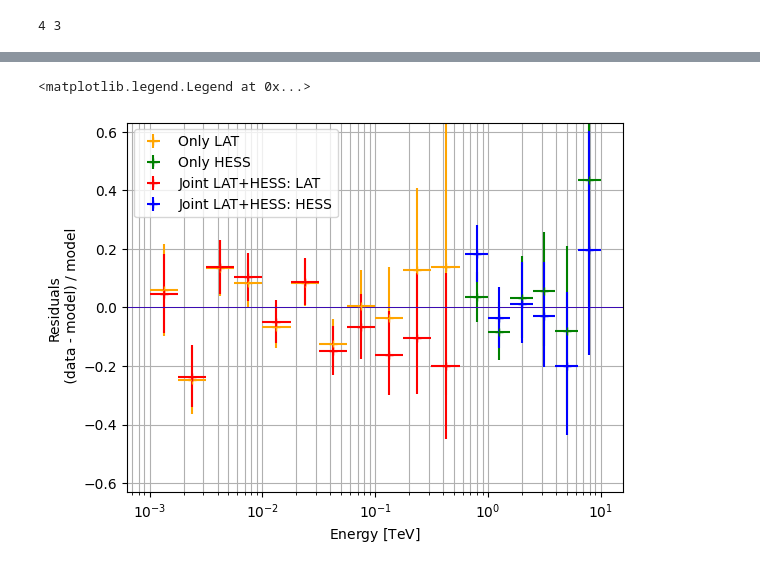
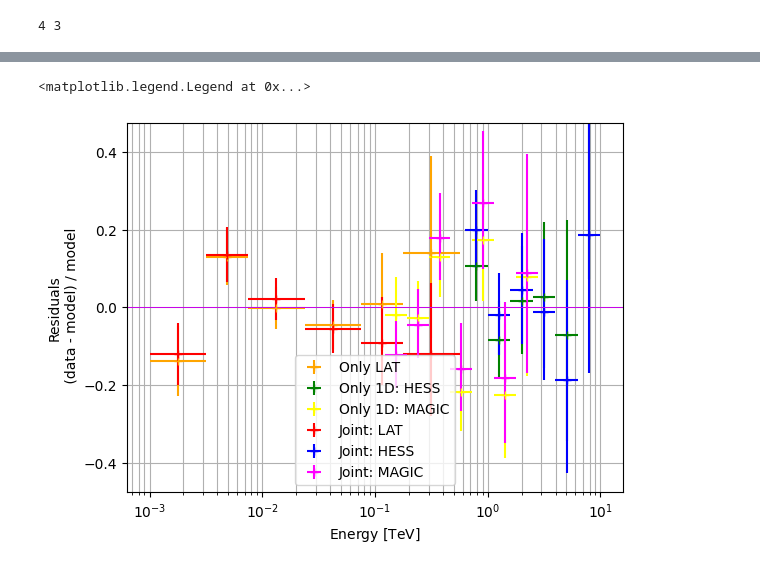
Before and after one commit to chaimain/asgardpy, a Jupyter notebook: notebooks/SED_comparison_joint_fit_vs_individual_fit.ipynb, the cells around one changed output, grey strips where cells are left out. Saved outputs shown, nothing was run; the diff lists cells and outputs as text; code cells hidden in the pictures.

```diff
--- a/notebooks/SED_comparison_joint_fit_vs_individual_fit.ipynb
+++ b/notebooks/SED_comparison_joint_fit_vs_individual_fit.ipynb
@@ -18,5 +16,5 @@ os.environ['GAMMAPY_DATA']
 # %%
-config_file = "../asgardpy/tests/config_test_base.yaml"
+config_file = "../src/asgardpy/tests/config_test_base.yaml"
 # %%
 config = AsgardpyConfig()
 # %%
@@ -29,8 +27,10 @@ only_1d_config = config.read(config_file)
 config_main.dataset3d.instruments[0].input_dl3[0].input_dir = f"{os.environ['GAMMAPY_DATA']}fermipy-crab/"
 config_main.dataset3d.instruments[0].input_dl3[1].input_dir = f"{os.environ['GAMMAPY_DATA']}fermipy-crab/"
 config_main.dataset1d.instruments[0].input_dl3[0].input_dir = f"{os.environ['GAMMAPY_DATA']}hess-dl3-dr1/"
+config_main.dataset1d.instruments[1].input_dl3[0].input_dir = f"{os.environ['GAMMAPY_DATA']}magic/rad_max/data/"
 
 only_3d_config.dataset3d.instruments[0].input_dl3[0].input_dir = f"{os.environ['GAMMAPY_DATA']}fermipy-crab/"
 only_3d_config.dataset3d.instruments[0].input_dl3[1].input_dir = f"{os.environ['GAMMAPY_DATA']}fermipy-crab/"
 only_1d_config.dataset1d.instruments[0].input_dl3[0].input_dir = f"{os.environ['GAMMAPY_DATA']}hess-dl3-dr1/"
+only_1d_config.dataset1d.instruments[1].input_dl3[0].input_dir = f"{os.environ['GAMMAPY_DATA']}magic/rad_max/data/"
 # %%
@@ -583,39 +658,53 @@ joint_model.spatial_model = None
 lat_model = only_3d_analysis.final_model[0]
 lat_model.spatial_model = None
 
-joint_lat_hess_fpd_lat = FluxPointsDataset(
+joint_fpd_lat = FluxPointsDataset(
     models=joint_model,
     data=analysis.flux_points[0]
 )
-joint_lat_hess_fpd_lat._models = Models(joint_model)
+joint_fpd_lat._models = Models(joint_model)
 
-joint_lat_hess_fpd_hess = FluxPointsDataset(
+joint_fpd_hess = FluxPointsDataset(
     models=joint_model,
     data=analysis.flux_points[1]
 )
-joint_lat_hess_fpd_hess._models = Models(joint_model)
+joint_fpd_hess._models = Models(joint_model)
+
+joint_fpd_magic = FluxPointsDataset(
+    models=joint_model,
+    data=analysis.flux_points[2]
+)
+joint_fpd_magic._models = Models(joint_model)
 
 only_lat_fpd = FluxPointsDataset(
     data=only_3d_analysis.flux_points[0]
 )
 only_lat_fpd._models = Models(lat_model)
 
-only_hess_fpd = FluxPointsDataset(
+only_1d_fpd_hess = FluxPointsDataset(
     models=only_1d_analysis.final_model[0],
     data=only_1d_analysis.flux_points[0]
 )
-only_hess_fpd._models = Models(only_1d_analysis.final_model[0])
+only_1d_fpd_hess._models = Models(only_1d_analysis.final_model[0])
+
+only_1d_fpd_magic = FluxPointsDataset(
+    models=only_1d_analysis.final_model[0],
+    data=only_1d_analysis.flux_points[1]
+)
+only_1d_fpd_magic._models = Models(only_1d_analysis.final_model[0])
 # %%
 only_lat_fpd.plot_residuals(method='diff/model', label="Only LAT", color="orange")
-only_hess_fpd.plot_residuals(method='diff/model', label="Only HESS", color="green")
+only_1d_fpd_hess.plot_residuals(method='diff/model', label="Only 1D: HESS", color="green")
+only_1d_fpd_magic.plot_residuals(method='diff/model', label="Only 1D: MAGIC", color="yellow")
 
-joint_lat_hess_fpd_lat.plot_residuals(method='diff/model', label="Joint LAT+HESS: LAT", color="red")
-joint_lat_hess_fpd_hess.plot_residuals(method='diff/model', label="Joint LAT+HESS: HESS", color="blue")
+joint_fpd_lat.plot_residuals(method='diff/model', label="Joint: LAT", color="red")
+joint_fpd_hess.plot_residuals(method='diff/model', label="Joint: HESS", color="blue")
+joint_fpd_magic.plot_residuals(method='diff/model', label="Joint: MAGIC", color="magenta")
 
 plt.grid(which="both")
 plt.legend()
 # %% [output]
 <matplotlib.legend.Legend at 0x...>
-[figure, old version]
+[figure, new version]
 # %%
 only_3d_analysis.flux_points[0].plot(sed_type="e2dnde", color="orange", label="Only Fermi-LAT")
```
Also changed, not shown: parts of 32 cells of this notebook, 8 other files.
